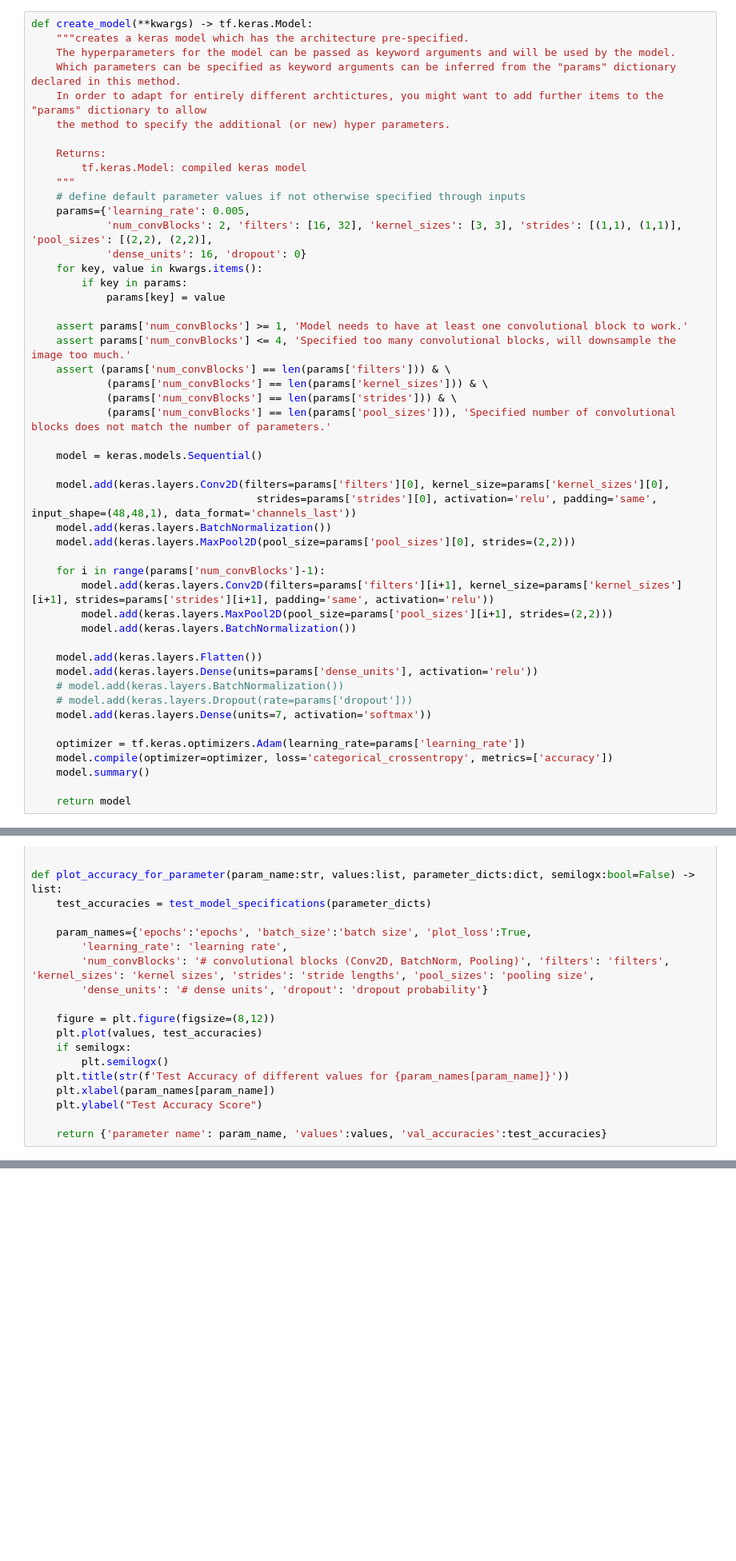
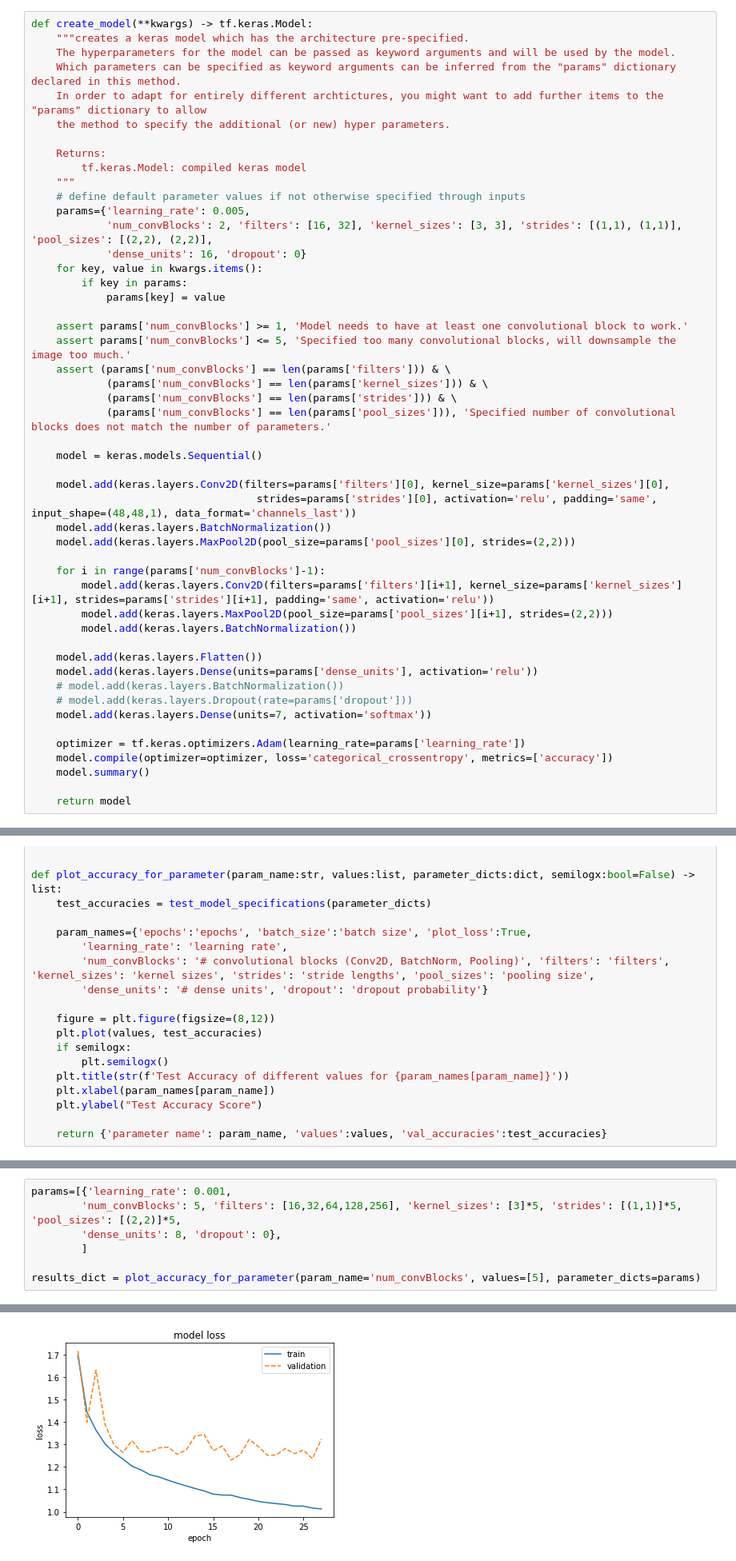
Before and after one commit to lougau92/Facial-recognition-using-cnn, a Jupyter notebook: tensorflow_alternative.ipynb, the cells around one changed output, grey strips where cells are left out. Shown at 80% size. Saved outputs shown, nothing was run; the diff lists cells and outputs as text; blank space fills up the shorter version.

```diff
--- a/tensorflow_alternative.ipynb
+++ b/tensorflow_alternative.ipynb
@@ -118,7 +118,7 @@ def create_model(**kwargs) -> tf.keras.Model:
             params[key] = value
 
     assert params['num_convBlocks'] >= 1, 'Model needs to have at least one convolutional block to work.'
-    assert params['num_convBlocks'] <= 4, 'Specified too many convolutional blocks, will downsample the image too much.'
+    assert params['num_convBlocks'] <= 5, 'Specified too many convolutional blocks, will downsample the image too much.'
     assert (params['num_convBlocks'] == len(params['filters'])) & \
             (params['num_convBlocks'] == len(params['kernel_sizes'])) & \
             (params['num_convBlocks'] == len(params['strides'])) & \
@@ -417,0 +327,8 @@ Accuracy on test set: 0.554751
+# %%
+params=[{'learning_rate': 0.001,
+        'num_convBlocks': 5, 'filters': [16,32,64,128,256], 'kernel_sizes': [3]*5, 'strides': [(1,1)]*5, 'pool_sizes': [(2,2)]*5,
+        'dense_units': 8, 'dropout': 0},
+        ]
+
+results_dict = plot_accuracy_for_parameter(param_name='num_convBlocks', values=[5], parameter_dicts=params)
+# %% [output]
@@ -417,0 +352 @@ Accuracy on test set: 0.554751
+[figure, added]
```
Also changed, not shown: parts of 6 cells of this notebook, 1 other file.
